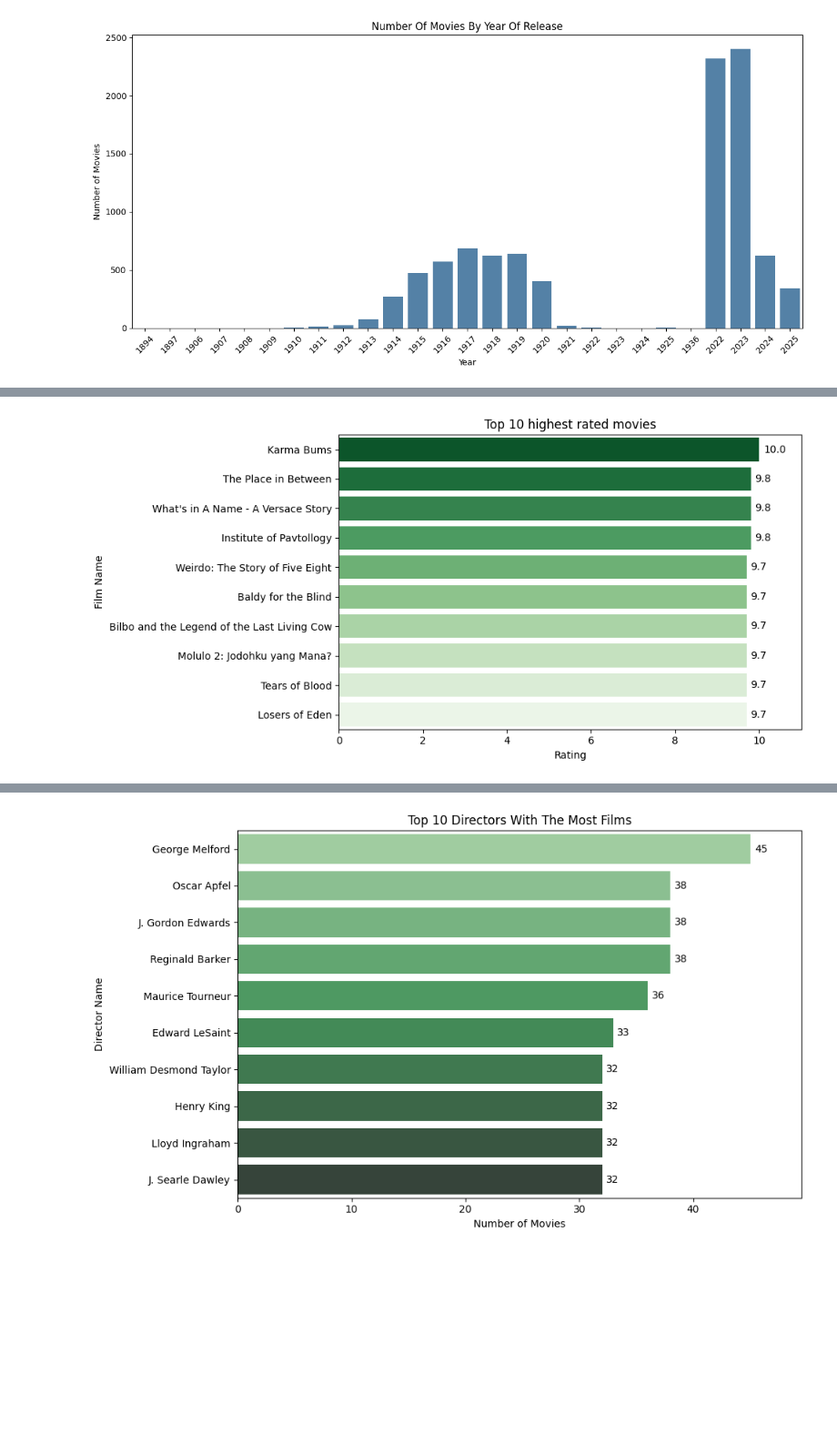
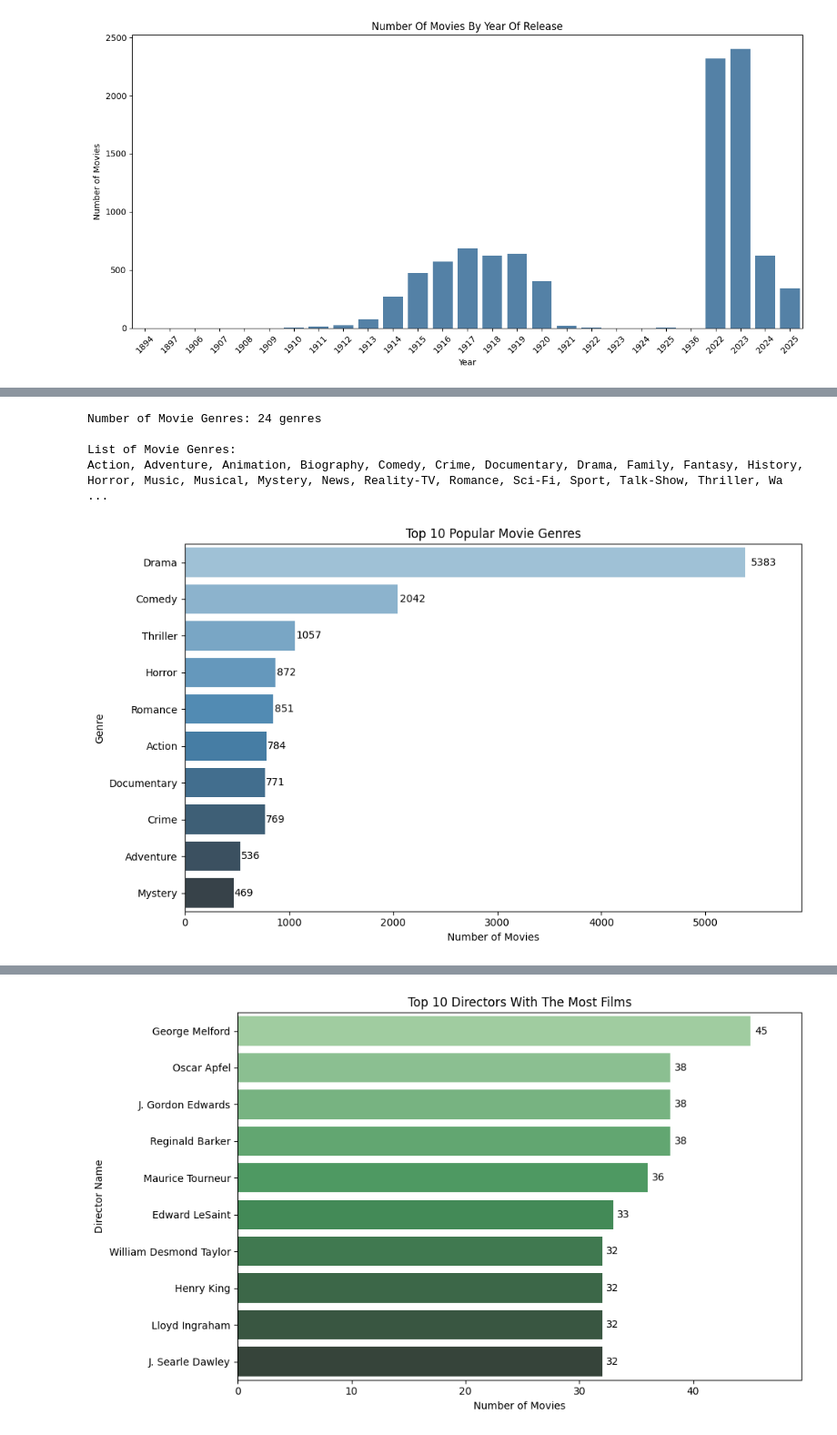
Before and after one commit to phucdm04/Film-Searching, a Jupyter notebook: EDA.ipynb, the cells around one changed output, grey strips where cells are left out. Shown at 91% size. Drawn from its saved outputs; the diff is of its cells as text; code cells hidden in the pictures; blank space fills up the shorter version.

```diff
--- a/EDA.ipynb
+++ b/EDA.ipynb
@@ -14,9 +15,9 @@ from sklearn.feature_extraction.text import CountVectorizer
 ## **Connection to MongoDB and get Documents**
 # %%
 # Configuration
-MONGO_URI = "mongodb+srv://trandoanvuongtu:HB1j39319UxU2iHY@cluster0.2cudz7h.mongodb.net/?retryWrites=true&w=majority"
-DATABASE_NAME = "Film"
-COLLECTION_NAME = "word_embedding_preprocessed"
+MONGO_URI = ""
+DATABASE_NAME = ""
+COLLECTION_NAME = ""
 
 def connect_to_mongodb(mongo_uri):
     """Function to connect to mongodb client.
@@ -73,18 +74,6 @@ def get_all_documents(collection):
       raise Exception(f"Connection failed: {e}")
 
     return all_documents
-
-def get_documents_by_index(collection, start_index, end_index):
-    """Function to get documents from collection by index.
-        Return list of documents.
-    """
-    documents = []
-    try:
-        documents = collection.find().skip(start_index).limit(end_index)
-    except Exception as e:
-      raise Exception(f"Connection failed: {e}")
-
-    return documents
 # %%
 # Connect to MongoDB and get collection
 mongo_client = connect_to_mongodb(MONGO_URI)
@@ -225,15 +315,30 @@ print(top_low[["film_name", "rating"]])
 # %%
-plt.figure(figsize=(10, 5))
-ax = sns.barplot(x="rating", y="film_name", data=top_high, hue="film_name", palette="Greens_r", legend=False)
+#In thể loại và top 10 phổ biến
+genre_series = df["genres"].dropna().str.split(",").explode()
+unique_genres = sorted(genre_series.str.strip().unique())
+print(f"Number of Movie Genres: {len(unique_genres)} genres")
+print("\nList of Movie Genres:")
+print(", ".join(unique_genres))
 
-for i, v in enumerate(top_high["rating"]):
-    ax.text(v * 1.01, i, f"{v:.1f}", va="center")
+top_genres = genre_series.value_counts().head(10)
+top_genres_df = top_genres.reset_index()
+top_genres_df.columns = ["genre", "count"]
 
-plt.xlim(0, top_high["rating"].max() * 1.1)
-plt.title("Top 10 highest rated movies")
-plt.xlabel("Rating")
-plt.ylabel("Film Name")
+plt.figure(figsize=(10, 6))
+ax = sns.barplot(x="count", y="genre", hue="genre", data=top_genres_df, palette="Blues_d", legend=False)
+
+for i, v in enumerate(top_genres_df["count"]):
+    ax.text(v * 1.01, i, str(v), va="center")
+
+plt.xlim(0, top_genres_df["count"].max() * 1.1)
+plt.title("Top 10 Popular Movie Genres")
+plt.xlabel("Number of Movies")
+plt.ylabel("Genre")
 plt.tight_layout()
 plt.show()
 # %% [output]
+Number of Movie Genres: 24 genres
+
+List of Movie Genres:
+Action, Adventure, Animation, Biography, Comedy, Crime, Documentary, Drama, Family, Fantasy, History, Horror, Music, Musical, Mystery, News, Reality-TV, Romance, Sci-Fi, Sport, Talk-Show, Thriller, Wa ...
-[figure, old version]
+[figure, new version]
```
Also changed, not shown: parts of 18 cells of this notebook.
